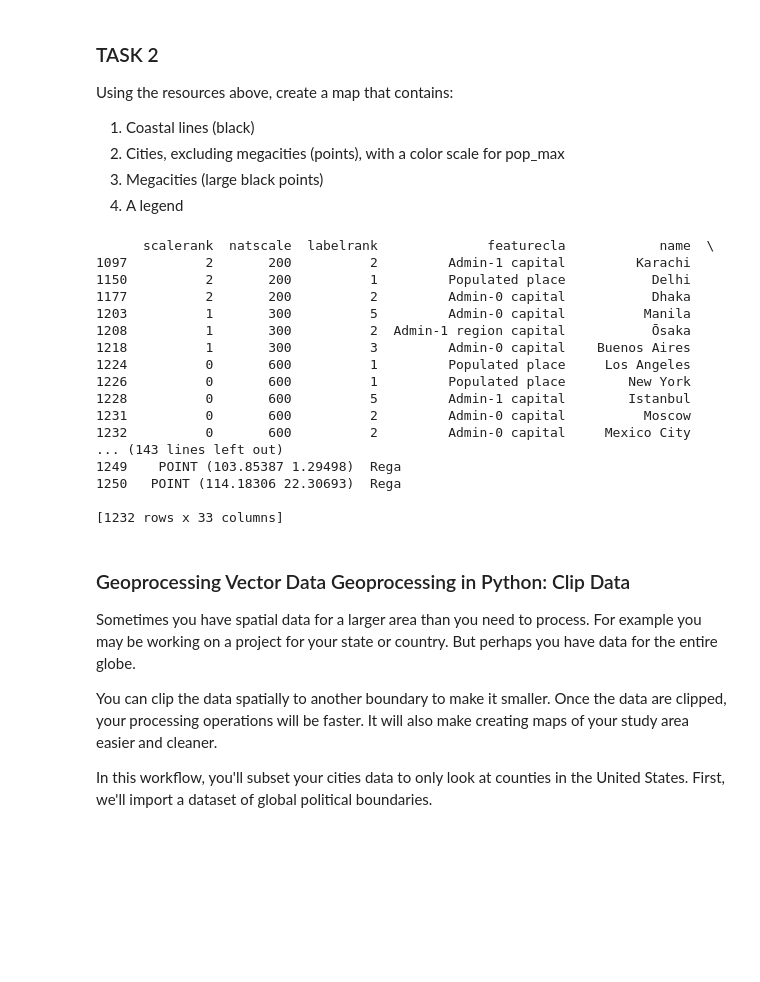
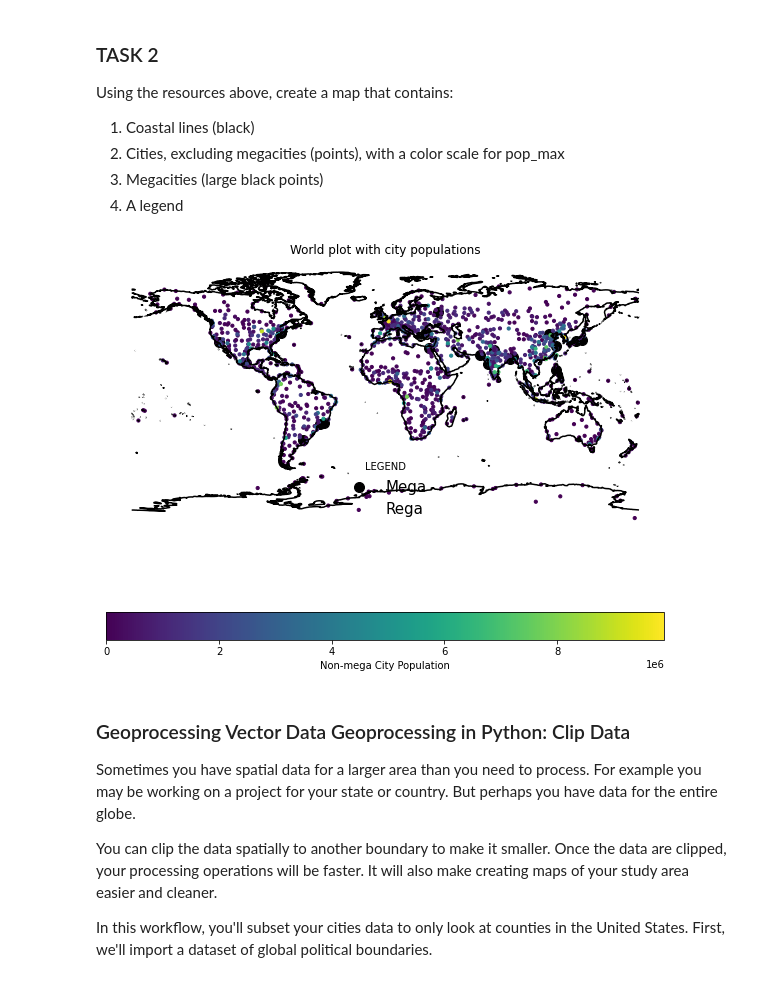
Before and after one commit to raruggie/EnvDatSci22, a Jupyter notebook: CodeSprints/VectorData101.ipynb, the cells around one changed output. Cells and saved outputs as stored; diff of their text form; code cells hidden in the pictures; blank space fills up the shorter version.

```diff
--- a/CodeSprints/VectorData101.ipynb
+++ b/CodeSprints/VectorData101.ipynb
@@ -408,57 +408,44 @@ Using the resources above, create a map that contains:
 # %%
 # Format and plot your results from task 2
 # hint:
 # ?cities.plot
 
 # print(cities.crs, coastlines.crs) # they match
 
 # define subsets of cities by creating a new column in cities df
 # import numpy as np
+
+
 cities['Type'] = np.where(cities['pop_max']>= 10000000, "Mega", "Rega")
 # cities.head()
+
 
 
 fig, ax = plt.subplots(figsize=(10, 10))
 coastlines.plot(ax = ax, color = "black")
 
 for ctype, data in cities.groupby('Type'):
     if ctype == 'Mega':
-      data.plot(color = 'black', ax = ax, label = 'Mega', markersize = 100)
+      data.plot(color = 'black', ax = ax, label = 'Mega', markersize = 100, legend = True)
     else:
-      data.plot(column = cities.pop_max, ax=ax, label="Rega", markersize=15)
+      data.plot(column = cities.pop_max[cities['pop_max']<= 10000000], ax=ax, label="Rega", markersize=10, legend = True, legend_kwds={'label': "Non-mega City Population", 'orientation': "horizontal"})
 
-ax.set(title='Study area plot locations\n by plot type (grass, soil and trees)')
+ax.set(title='World plot with city populations')
 
-# ax.legend(fontsize=15,
-#           frameon=False,
-#           loc=('lower right'),
-#           title="LEGEND")
+ax.legend(fontsize=15,
+          frameon=False,
+          loc=('lower center'),
+          title="LEGEND")
 
-# ax.set_axis_off()
-# plt.show()
+ax.set_axis_off()
+plt.show()
 
 # fig, ax1 = plt.subplots()
 # coastlines.plot(ax = ax1, color = "black")
 # megacities.plot(color = 'black', markersize = 200, ax = ax1, legend = True)
 # regacities.plot(column = regacities.pop_max, legend = True, ax = ax1, markersize = 15, legend_kwds={'label': "City Population", 'orientation': "horizontal"})
 # %% [output]
-      scalerank  natscale  labelrank              featurecla            name  \
-1097          2       200          2         Admin-1 capital         Karachi
-1150          2       200          1         Populated place           Delhi
-1177          2       200          2         Admin-0 capital           Dhaka
-1203          1       300          5         Admin-0 capital          Manila
-1208          1       300          2  Admin-1 region capital           Ōsaka
-1218          1       300          3         Admin-0 capital    Buenos Aires
-1224          0       600          1         Populated place     Los Angeles
-1226          0       600          1         Populated place        New York
-1228          0       600          5         Admin-1 capital        Istanbul
-1231          0       600          2         Admin-0 capital          Moscow
-1232          0       600          2         Admin-0 capital     Mexico City
-... (143 lines left out)
-1249    POINT (103.85387 1.29498)  Rega
-1250   POINT (114.18306 22.30693)  Rega
-
-[1232 rows x 33 columns]
+[figure, added]
 # %% [markdown]
 ### Geoprocessing Vector Data Geoprocessing in Python: Clip Data
 Sometimes you have spatial data for a larger area than you need to process. For example you may be working on a project for your state or country. But perhaps you have data for the entire globe.
```
